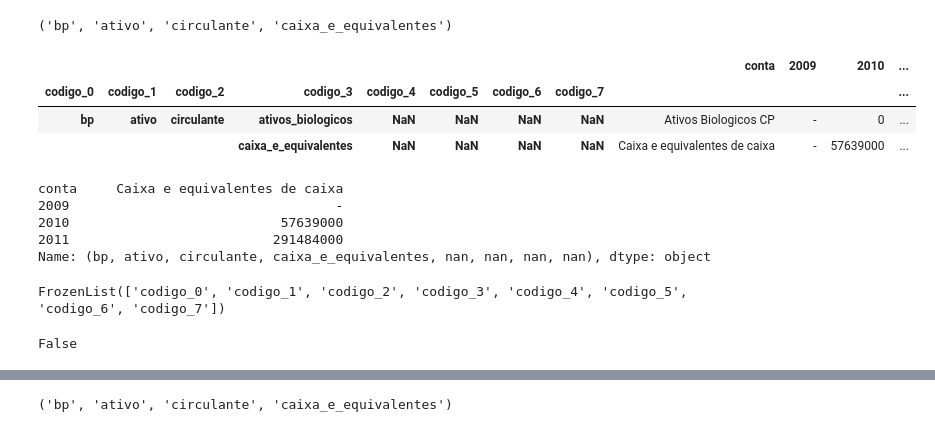
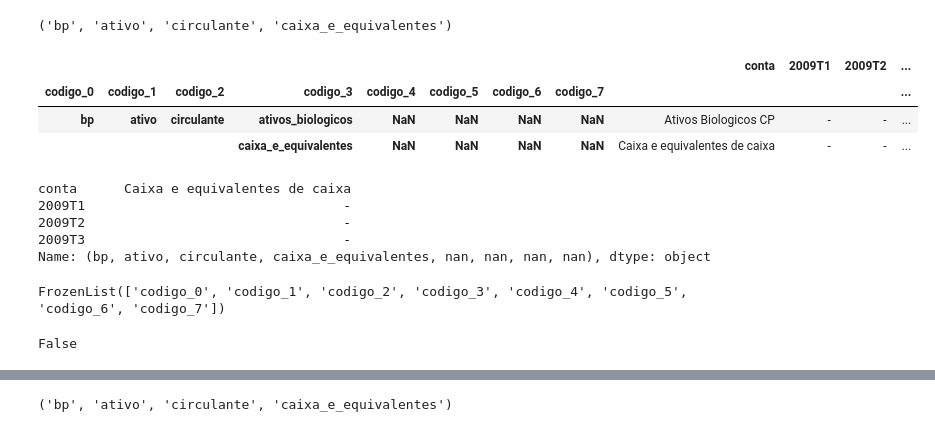
Before and after one commit to zfbf/Valuation, a Jupyter notebook: jupyter/Valuation.ipynb, the cells around one changed output, grey strips where cells are left out. Saved outputs shown, nothing was run; the diff lists cells and outputs as text; code cells hidden in the pictures.

```diff
--- a/jupyter/Valuation.ipynb
+++ b/jupyter/Valuation.ipynb
@@ -8,3 +8,3 @@ from lib.valuation.factories.valuation_factory import ValuationDefaultFactory
 # %%
-ida = IochpeDadosAnuais(2009, 2020)
+dados_importacao = Iochpe2009T12021T4()
 # %%
@@ -92,18 +135,18 @@ caixa_index
 # %% [output]
 ('bp', 'ativo', 'circulante', 'caixa_e_equivalentes')
 # %%
-ida.df.iloc[[1, 2], [0, 1, 2, 3]]
+dados_importacao.df.iloc[[1, 2], [0, 1, 2, 3]]
 # %% [output]
-|  |  |  |  |  |  |  |  | conta | 2009 | 2010 | ... |
+|  |  |  |  |  |  |  |  | conta | 2009T1 | 2009T2 | ... |
 | codigo_0 | codigo_1 | codigo_2 | codigo_3 | codigo_4 | codigo_5 | codigo_6 | codigo_7 |  |  |  | ... |
-| bp | ativo | circulante | ativos_biologicos | NaN | NaN | NaN | NaN | Ativos Biologicos CP | - | 0 | ... |
-|  |  |  | caixa_e_equivalentes | NaN | NaN | NaN | NaN | Caixa e equivalentes de caixa | - | 57639000 | ... |
+| bp | ativo | circulante | ativos_biologicos | NaN | NaN | NaN | NaN | Ativos Biologicos CP | - | - | ... |
+|  |  |  | caixa_e_equivalentes | NaN | NaN | NaN | NaN | Caixa e equivalentes de caixa | - | - | ... |
 # %%
-ida.df.iloc[2, [0, 1, 2, 3]]
+dados_importacao.df.iloc[2, [0, 1, 2, 3]]
 # %% [output]
-conta     Caixa e equivalentes de caixa
-2009                                  -
-2010                           57639000
-2011                          291484000
+conta      Caixa e equivalentes de caixa
+2009T1                                 -
+2009T2                                 -
+2009T3                                 -
 Name: (bp, ativo, circulante, caixa_e_equivalentes, nan, nan, nan, nan), dtype: object
 # %%
@@ -111,10 +154,11 @@ ida.df.index.names
 # %% [output]
 FrozenList(['codigo_0', 'codigo_1', 'codigo_2', 'codigo_3', 'codigo_4', 'codigo_5', 'codigo_6', 'codigo_7'])
 # %%
-df3 = ida.df.sort_index()
-df3.index.is_lexsorted()
+df3 = dados_importacao.df.sort_index()
-# %% [output]
-False
+# %%
+df3.index.is_lexsorted()
+# %% [output]
+False
 # %%
 df3.loc[caixa_index, '2010'][0]
 # %% [output]
```
Also changed, not shown: parts of 23 cells of this notebook, 18 other files.
